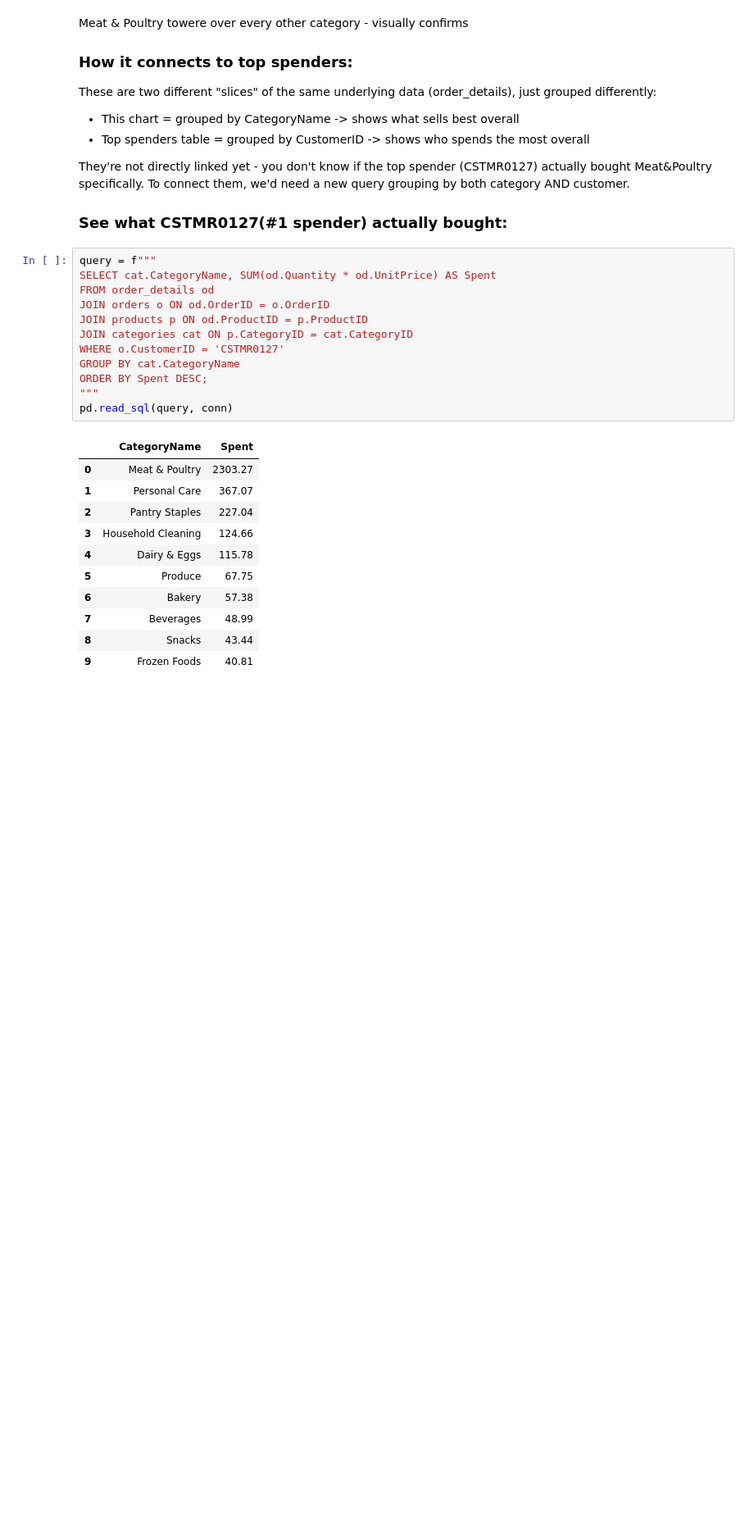
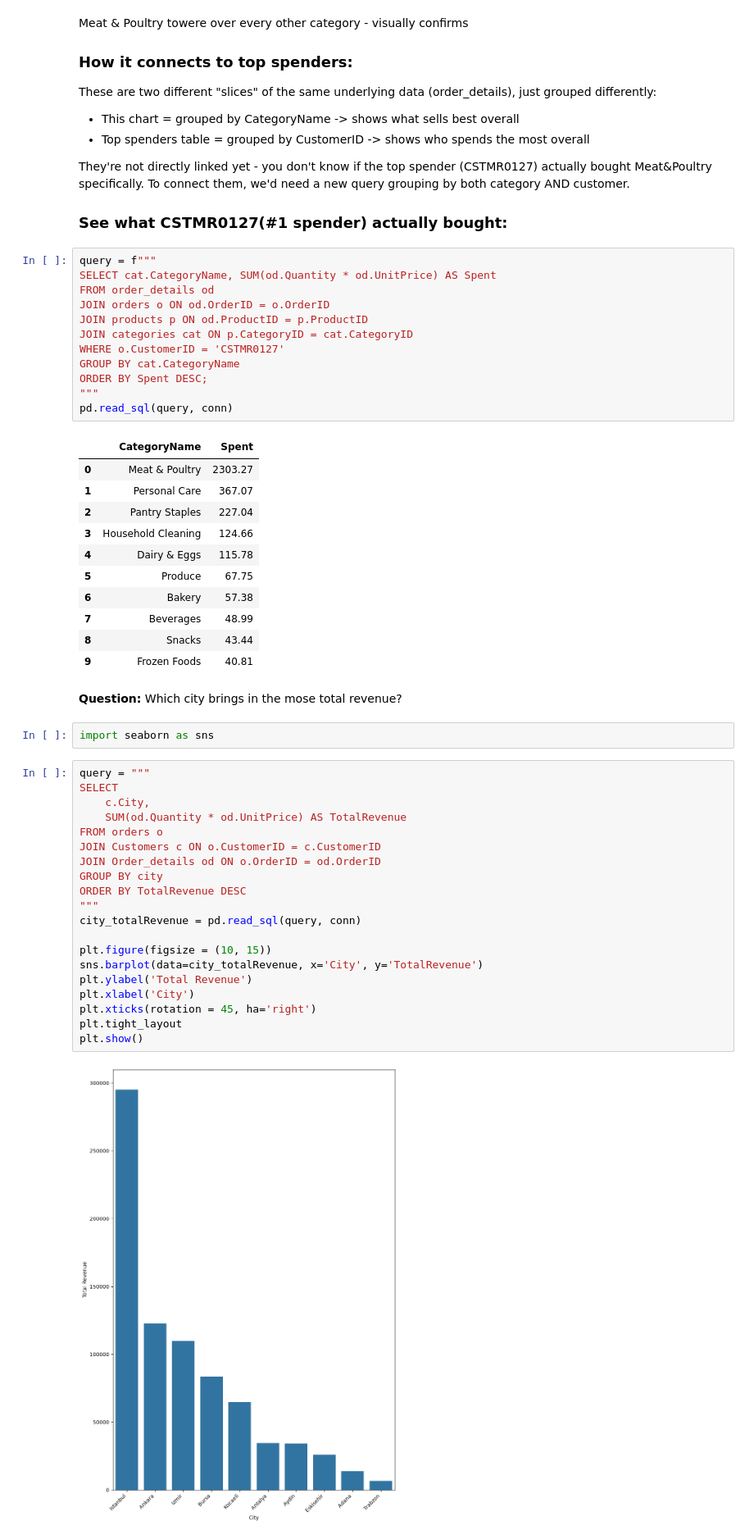
Before and after one commit to geff-ghost/notebooks, a Jupyter notebook: retail_data/MixedKnowledge.ipynb, the cells around one changed output. Shown at 82% size. Cells and saved outputs as stored; diff of their text form; blank space fills up the shorter version.

```diff
--- a/retail_data/MixedKnowledge.ipynb
+++ b/retail_data/MixedKnowledge.ipynb
@@ -325,3 +351,29 @@ pd.read_sql(query, conn)
 | 7 | Beverages | 48.99 |
 | 8 | Snacks | 43.44 |
 | 9 | Frozen Foods | 40.81 |
+# %% [markdown]
+**Question:** Which city brings in the mose total revenue?
+# %%
+import seaborn as sns
+# %%
+query = """
+SELECT
+    c.City,
+    SUM(od.Quantity * od.UnitPrice) AS TotalRevenue
+FROM orders o
+JOIN Customers c ON o.CustomerID = c.CustomerID
+JOIN Order_details od ON o.OrderID = od.OrderID
+GROUP BY city
+ORDER BY TotalRevenue DESC
+"""
+city_totalRevenue = pd.read_sql(query, conn)
+
+plt.figure(figsize = (10, 15))
+sns.barplot(data=city_totalRevenue, x='City', y='TotalRevenue')
+plt.ylabel('Total Revenue')
+plt.xlabel('City')
+plt.xticks(rotation = 45, ha='right')
+plt.tight_layout
+plt.show()
+# %% [output]
+[figure, added]
```
Also changed, not shown: parts of 6 cells of this notebook.
